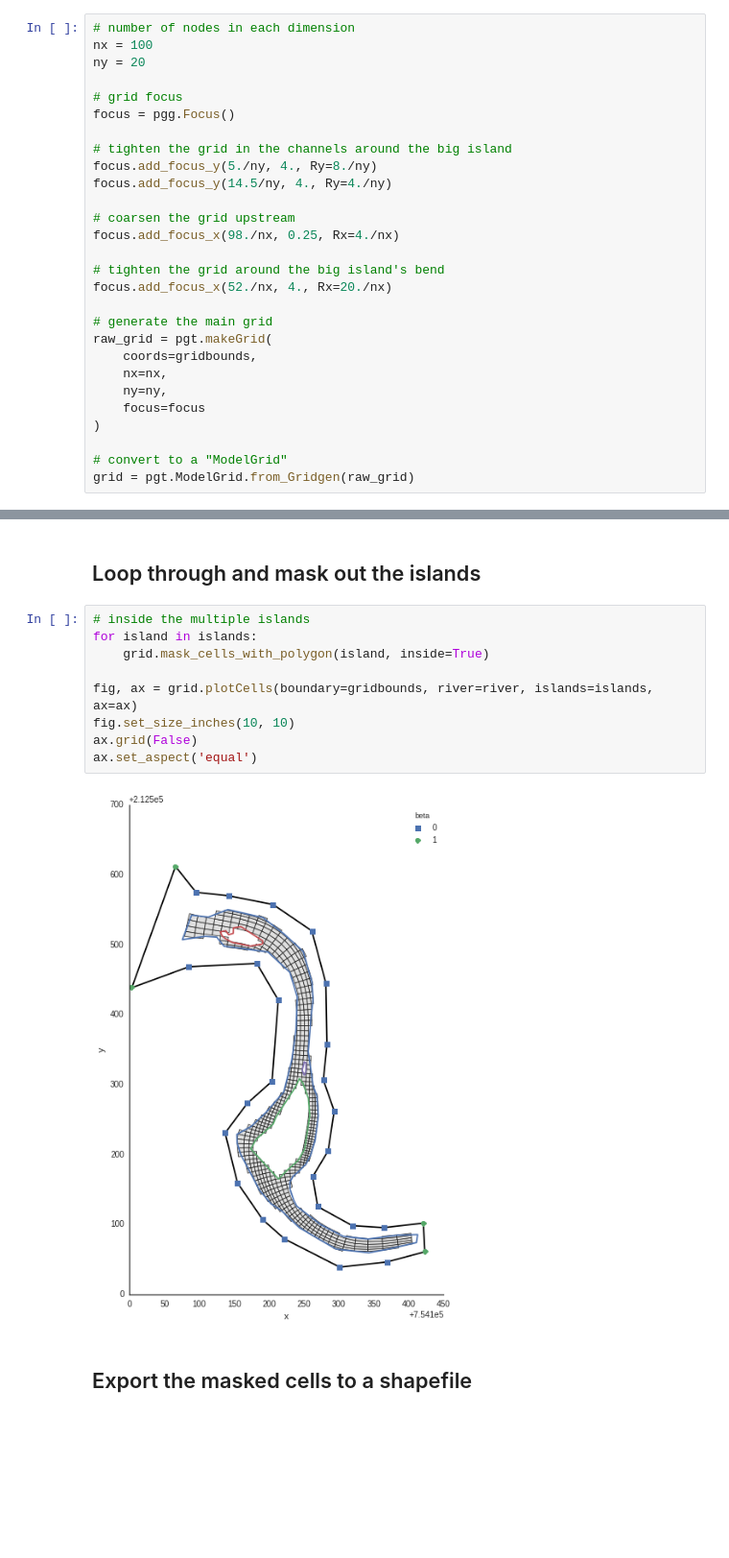
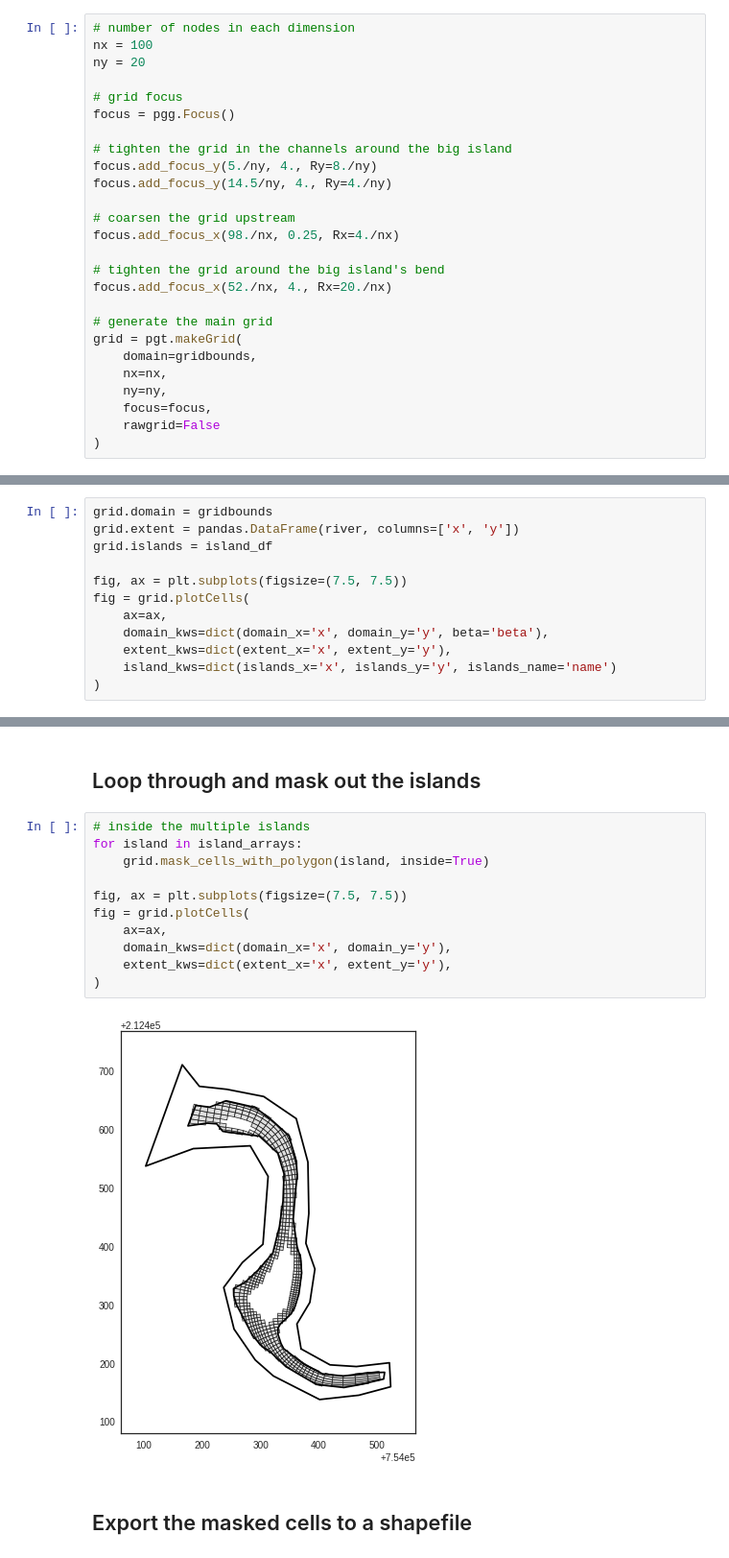
Before and after one commit to Geosyntec/pygridtools, a Jupyter notebook: examples/2 - Shapefiles and masking cells.ipynb, the cells around one changed output, grey strips where cells are left out. Shown: that part at 96% size. Drawn from its saved outputs; the diff is of its cells as text; blank space fills up the shorter version.

```diff
--- a/examples/2 - Shapefiles and masking cells.ipynb
+++ b/examples/2 - Shapefiles and masking cells.ipynb
@@ -64,14 +66,12 @@ focus.add_focus_x(98./nx, 0.25, Rx=4./nx)
 focus.add_focus_x(52./nx, 4., Rx=20./nx)
 
 # generate the main grid
-raw_grid = pgt.makeGrid(
-    coords=gridbounds,
+grid = pgt.makeGrid(
+    domain=gridbounds,
     nx=nx,
     ny=ny,
-    focus=focus
+    focus=focus,
+    rawgrid=False
 )
-
-# convert to a "ModelGrid"
-grid = pgt.ModelGrid.from_Gridgen(raw_grid)
 # %% [markdown]
 ## Show the raw (unmasked) grid
@@ -84,0 +78,12 @@ ax.set_aspect('equal')
+# %%
+grid.domain = gridbounds
+grid.extent = pandas.DataFrame(river, columns=['x', 'y'])
+grid.islands = island_df
+
+fig, ax = plt.subplots(figsize=(7.5, 7.5))
+fig = grid.plotCells(
+    ax=ax,
+    domain_kws=dict(domain_x='x', domain_y='y', beta='beta'),
+    extent_kws=dict(extent_x='x', extent_y='y'),
+    island_kws=dict(islands_x='x', islands_y='y', islands_name='name')
+)
@@ -98,15 +109,17 @@ ax.set_aspect('equal')
 ## Loop through and mask out the islands
 # %%
 # inside the multiple islands
-for island in islands:
+for island in island_arrays:
     grid.mask_cells_with_polygon(island, inside=True)
 
-fig, ax = grid.plotCells(boundary=gridbounds, river=river, islands=islands, ax=ax)
-fig.set_size_inches(10, 10)
-ax.grid(False)
-ax.set_aspect('equal')
+fig, ax = plt.subplots(figsize=(7.5, 7.5))
+fig = grid.plotCells(
+    ax=ax,
+    domain_kws=dict(domain_x='x', domain_y='y'),
+    extent_kws=dict(extent_x='x', extent_y='y'),
+)
 # %% [output]
-[figure, old version]
+[figure, new version]
 # %% [markdown]
 ## Export the masked cells to a shapefile
 # %%
```
Also changed, not shown: parts of 5 cells of this notebook, 1 other file.
